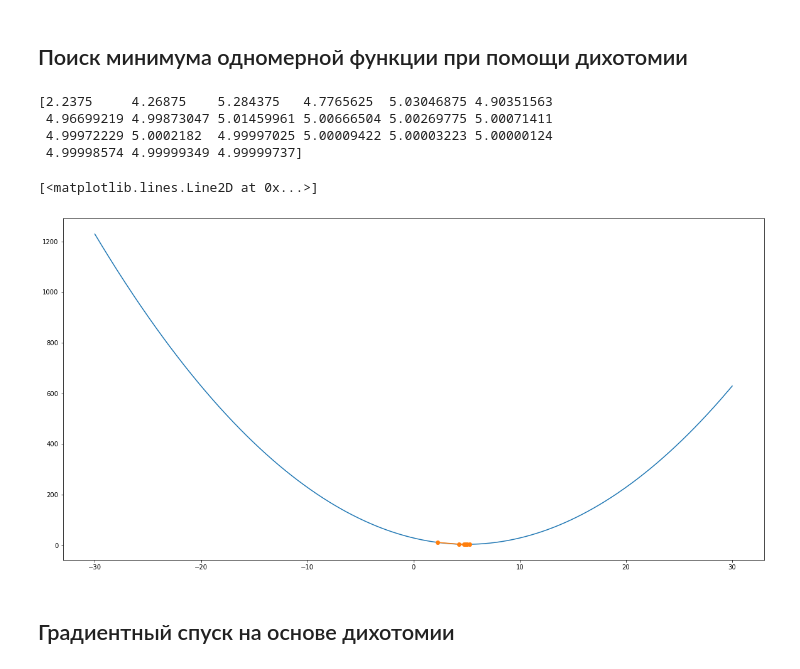
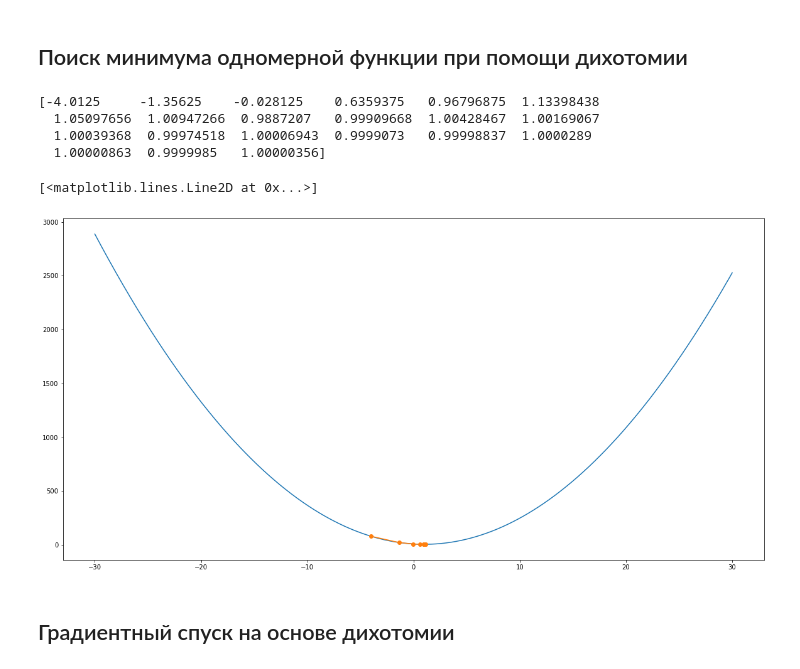
Before and after one commit to enotvtapke/MetOptLab1, a Jupyter notebook: gradient_descent.ipynb, the cells around one changed output. Cells and saved outputs as stored; diff of their text form; code cells hidden in the pictures.

```diff
--- a/gradient_descent.ipynb
+++ b/gradient_descent.ipynb
@@ -108,23 +109,23 @@ plt.contour(X, Y, f(X, Y), levels=sorted([f(p[0], p[1]) for p in points]))
 ## Поиск минимума одномерной функции при помощи дихотомии
 # %%
 epoch = 20
-x = -10
+x = [-20]
 def f(x):
-    return np.square(x - 5) + 4
+    return 3 * (x - 1) ** 2 + 5
 bounds = opt.find_unimodal_interval(f, x)
 points = opt.dichotomy(f, bounds, max_iter=epoch, log=True)
 print(points)
 
 t = np.linspace(-30, 30, 1000)
 plt.plot(t, f(t))
 plt.plot(points, f(points), 'o-')
 # %% [output]
-[2.2375     4.26875    5.284375   4.7765625  5.03046875 4.90351563
- 4.96699219 4.99873047 5.01459961 5.00666504 5.00269775 5.00071411
- 4.99972229 5.0002182  4.99997025 5.00009422 5.00003223 5.00000124
- 4.99998574 4.99999349 4.99999737]
+[-4.0125     -1.35625    -0.028125    0.6359375   0.96796875  1.13398438
+  1.05097656  1.00947266  0.9887207   0.99909668  1.00428467  1.00169067
+  1.00039368  0.99974518  1.00006943  0.9999073   0.99998837  1.0000289
+  1.00000863  0.9999985   1.00000356]
 [<matplotlib.lines.Line2D at 0x...>]
-[figure, old version]
+[figure, new version]
 # %% [markdown]
 ## Градиентный спуск на основе дихотомии
 # %%
```
Also changed, not shown: parts of 8 cells of this notebook, 4 other files.
